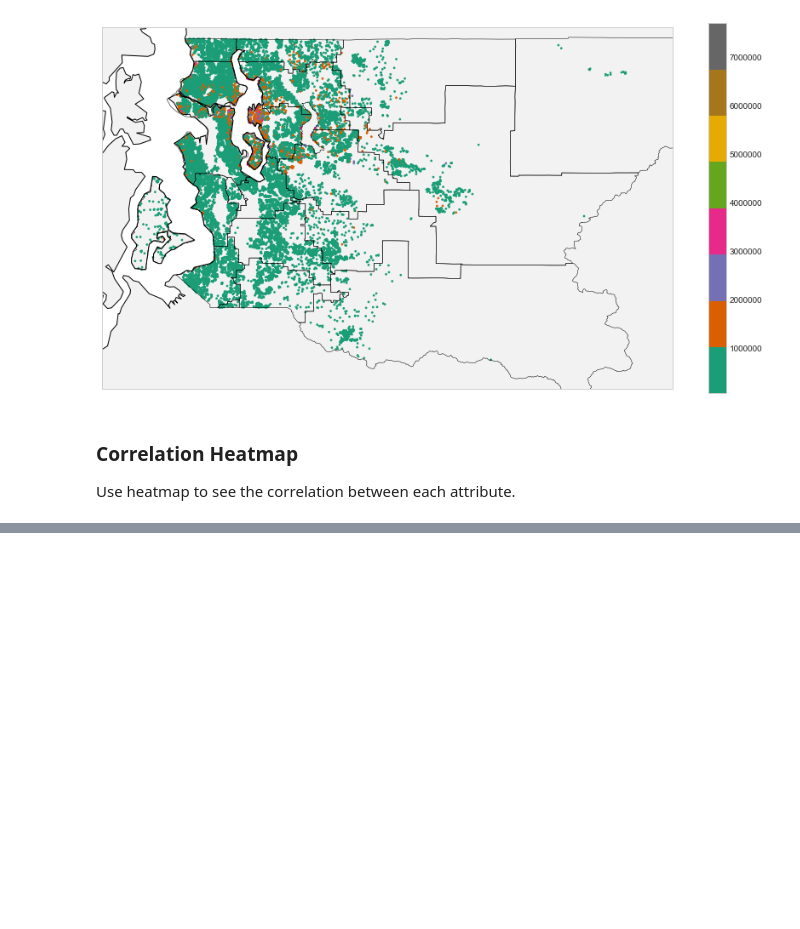
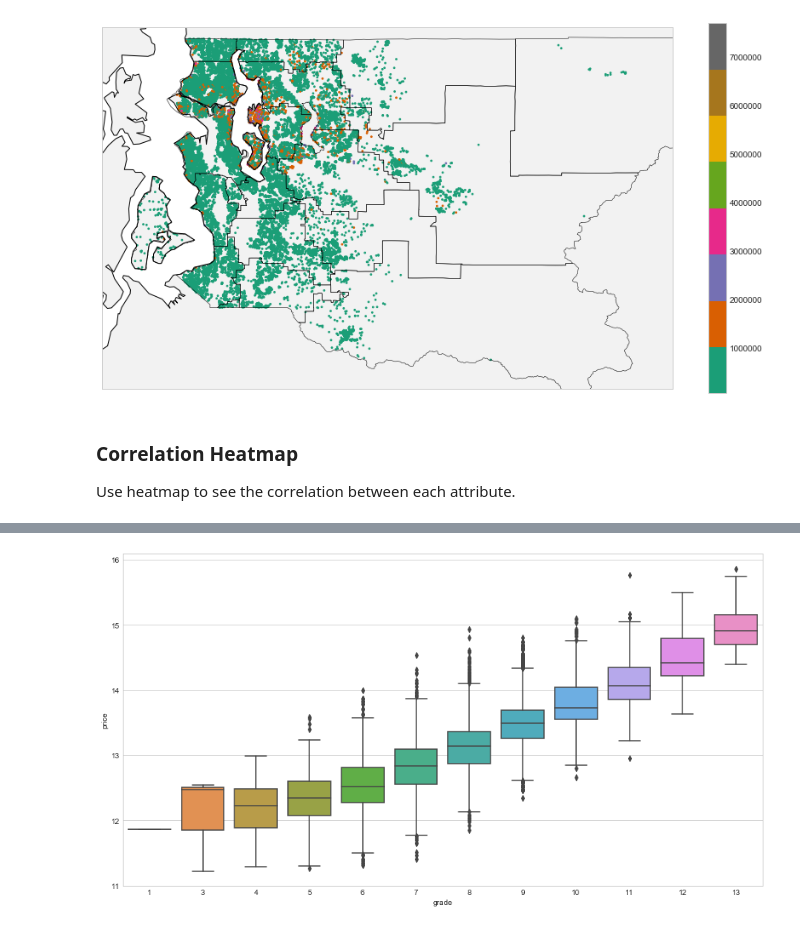
Before and after one commit to lianneYL/DataScience, a Jupyter notebook: Capstone_Project1/My_Project_Notebook.ipynb, the cells around one changed output, grey strips where cells are left out. Cells and saved outputs as stored; diff of their text form; code cells hidden in the pictures; blank space fills up the shorter version.

```diff
--- a/Capstone_Project1/My_Project_Notebook.ipynb
+++ b/Capstone_Project1/My_Project_Notebook.ipynb
@@ -355,2 +283,0 @@ Houses with 0 bathroom are abnormal, this might be missing value or they didn't
-# %%
-df = df.loc[df['bathrooms'] != 0]
@@ -356,0 +307,4 @@ df = df.loc[df['bathrooms'] != 0]
+# %%
+#Drop variable 'sqft_living' from df dataframe
+df = df.drop(['sqft_living'], axis = 1)
+df.head()
@@ -356,0 +321,6 @@ df = df.loc[df['bathrooms'] != 0]
+# %%
+#Replace values into 0 and 1
+df['sqft_basement'] = np.where(df['sqft_basement'] != 0, 1, 0)
+df['yr_renovated'] = np.where(df['yr_renovated'] != '0', '1', '0')
+df['view'] = np.where(df['view'] != 0, 1, 0)
+df.yr_renovated = df.yr_renovated.apply(pd.to_numeric)
@@ -356,0 +339,7 @@ df = df.loc[df['bathrooms'] != 0]
+# %%
+#Box plot- grade & price
+fig = plt.figure(figsize = (15, 8))
+sns.boxplot(x = df.grade, y = np.log(df.price))
+plt.show()
+# %% [output]
+[figure, added]
```
Also changed, not shown: parts of 73 cells of this notebook.
